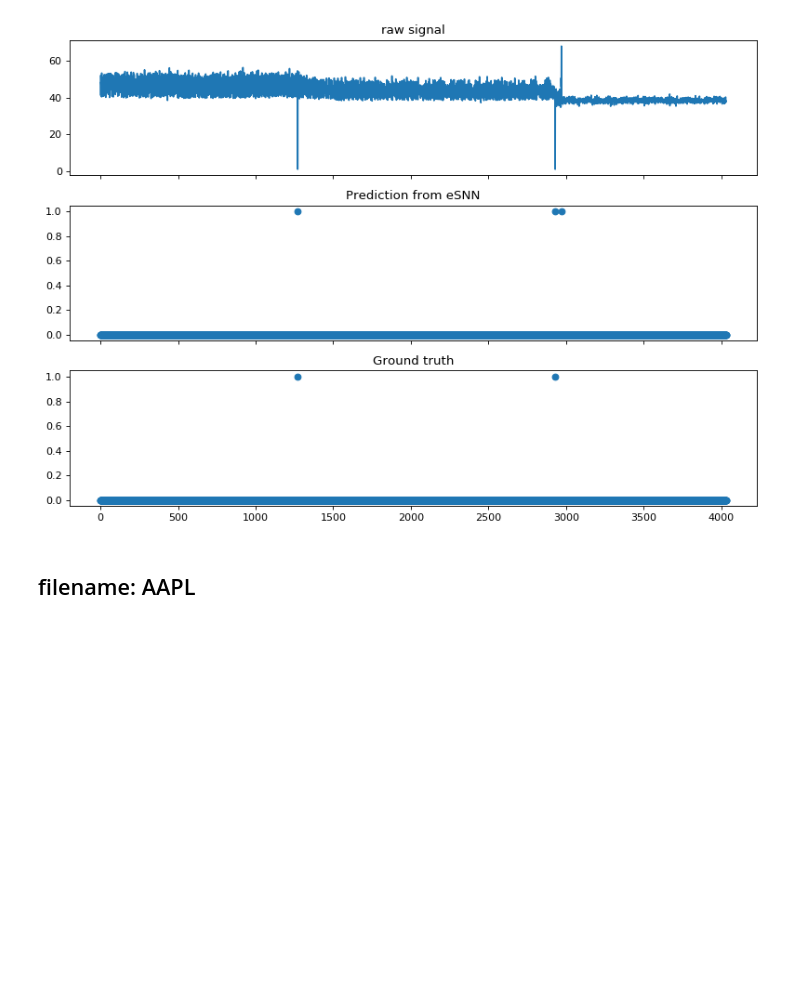
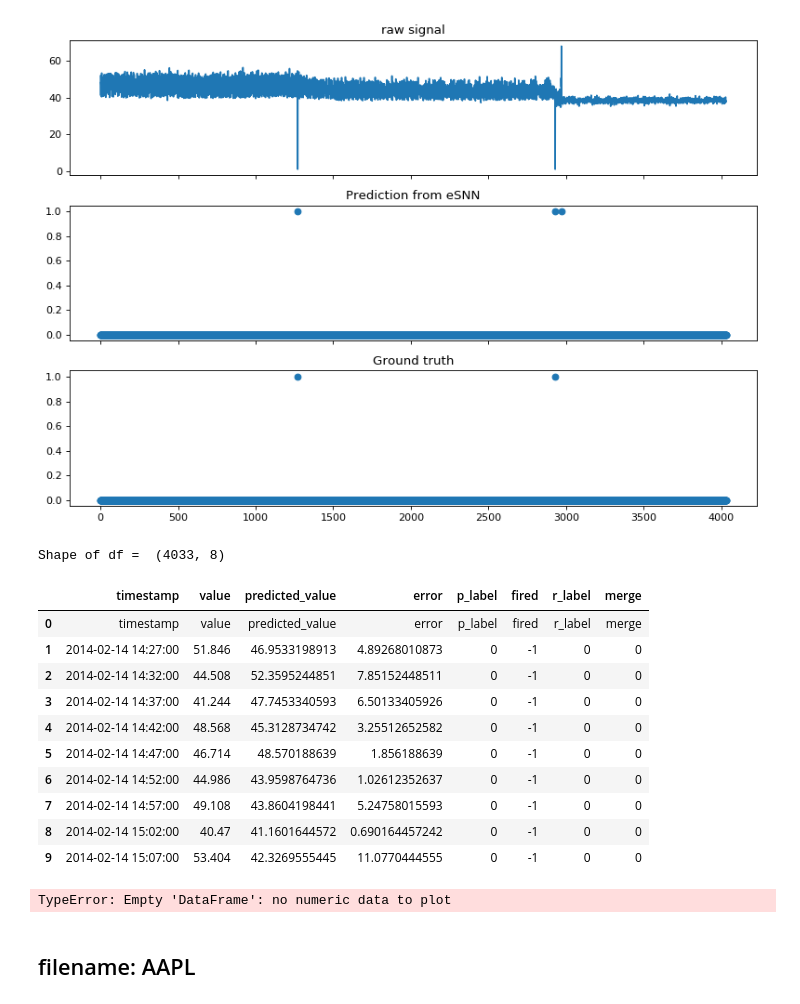
Before and after one commit to yjjuan/eSNN_cplusplus, a Jupyter notebook: drift_detection/20200325_performance_check.ipynb, the cells around one changed output. Cells and saved outputs as stored; diff of their text form; code cells hidden in the pictures; blank space fills up the shorter version.

Commit message:
try to track the merges

```diff
--- a/drift_detection/20200325_performance_check.ipynb
+++ b/drift_detection/20200325_performance_check.ipynb
@@ -42,3 +42,22 @@ ax[2].plot(df['r_label'].values[:end_idx],'o')
 plt.tight_layout()
 # %% [output]
 [figure]
+# %%
+filename = './models_zoo/NAB/withMerge_realAWSCloudwatch_ec2_cpu_utilization_5f5533.csv'
+
+df = pd.read_csv(filename, names= "timestamp,value,predicted_value,error,p_label,fired,r_label,merge".split(","))
+print("Shape of df = ", df.shape)
+df.head(10)
+# %% [output]
+Shape of df =  (4033, 8)
+|  | timestamp | value | predicted_value | error | p_label | fired | r_label | merge |
+| 0 | timestamp | value | predicted_value | error | p_label | fired | r_label | merge |
+| 1 | 2014-02-14 14:27:00 | 51.846 | 46.9533198913 | 4.89268010873 | 0 | -1 | 0 | 0 |
+| 2 | 2014-02-14 14:32:00 | 44.508 | 52.3595244851 | 7.85152448511 | 0 | -1 | 0 | 0 |
+| 3 | 2014-02-14 14:37:00 | 41.244 | 47.7453340593 | 6.50133405926 | 0 | -1 | 0 | 0 |
+| 4 | 2014-02-14 14:42:00 | 48.568 | 45.3128734742 | 3.25512652582 | 0 | -1 | 0 | 0 |
+| 5 | 2014-02-14 14:47:00 | 46.714 | 48.570188639 | 1.856188639 | 0 | -1 | 0 | 0 |
+| 6 | 2014-02-14 14:52:00 | 44.986 | 43.9598764736 | 1.02612352637 | 0 | -1 | 0 | 0 |
+| 7 | 2014-02-14 14:57:00 | 49.108 | 43.8604198441 | 5.24758015593 | 0 | -1 | 0 | 0 |
+| 8 | 2014-02-14 15:02:00 | 40.47 | 41.1601644572 | 0.690164457242 | 0 | -1 | 0 | 0 |
+| 9 | 2014-02-14 15:07:00 | 53.404 | 42.3269555445 | 11.0770444555 | 0 | -1 | 0 | 0 |
@@ -45,3 +79,7 @@ plt.tight_layout()
+# %%
+df['merge'][1:].plot()
+# %% [output]
+TypeError: Empty 'DataFrame': no numeric data to plot
 # %% [markdown]
 ## filename: AAPL
 # %%
```
Also changed, not shown: parts of 1 cell of this notebook, 3 other files.
